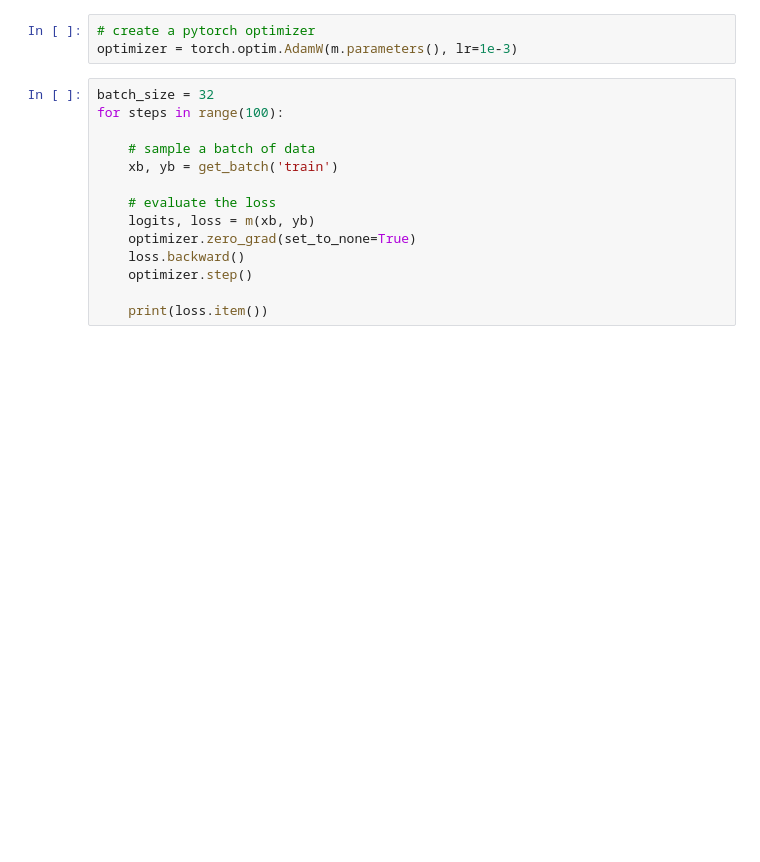
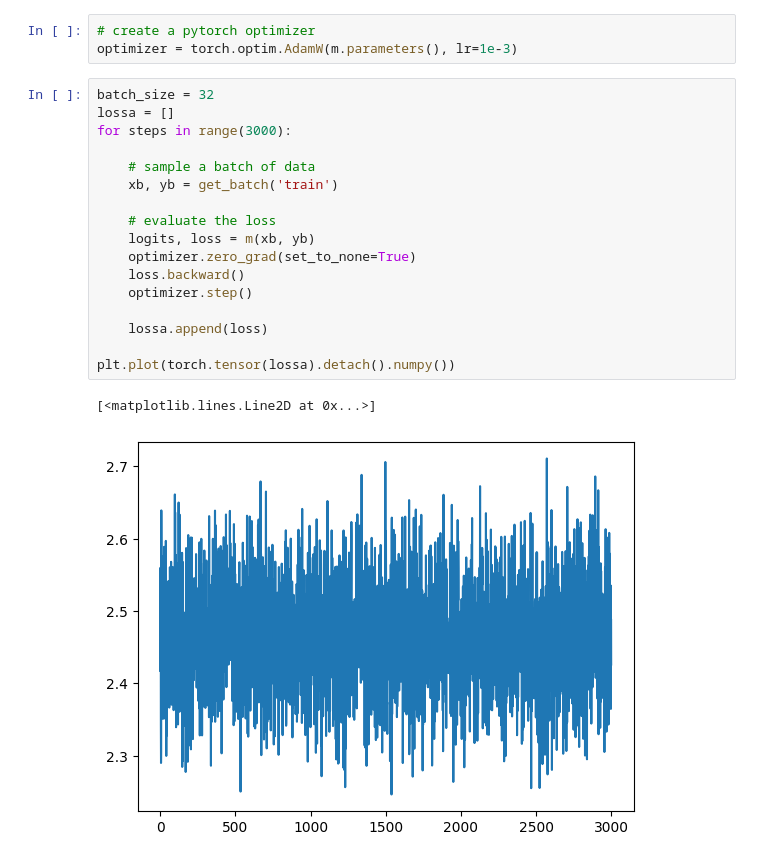
Before and after one commit to kxk254/mit, a Jupyter notebook: Karpathy/llm/llm.ipynb, the cells around one changed output. Drawn from its saved outputs; the diff is of its cells as text; blank space fills up the shorter version.

```diff
--- a/Karpathy/llm/llm.ipynb
+++ b/Karpathy/llm/llm.ipynb
@@ -179,15 +182,21 @@ Sr?qP-QWktXoL&jLDJgOLVz'RIoDqHdhsV&vLLxatjscMpwLERSPyao.qfzs$Ys$zF-w,;eEkzxjgCKF
 optimizer = torch.optim.AdamW(m.parameters(), lr=1e-3)
 # %%
 batch_size = 32
-for steps in range(100):
+lossa = []
+for steps in range(3000):
 
     # sample a batch of data
     xb, yb = get_batch('train')
 
     # evaluate the loss
     logits, loss = m(xb, yb)
     optimizer.zero_grad(set_to_none=True)
     loss.backward()
     optimizer.step()
 
-    print(loss.item())
+    lossa.append(loss)
+
+plt.plot(torch.tensor(lossa).detach().numpy())
+# %% [output]
+[<matplotlib.lines.Line2D at 0x...>]
+[figure, added]
```
Also changed, not shown: parts of 2 cells of this notebook.
